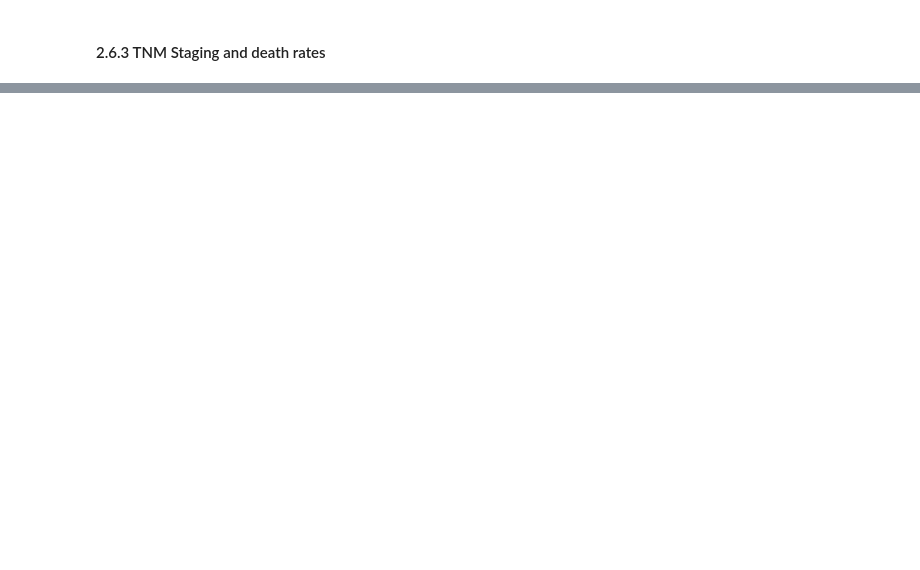
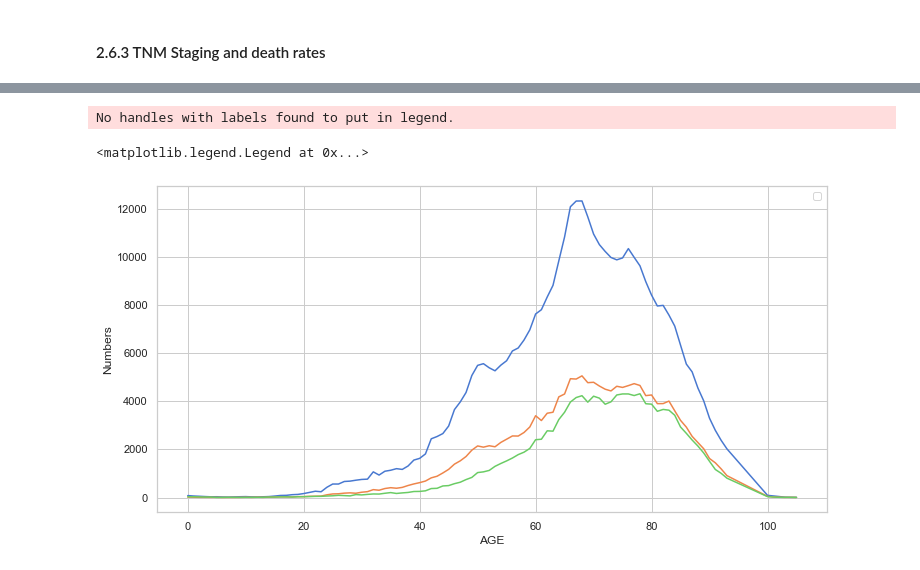
Before and after one commit to c-chen-ed5557/englishhealthdata, a Jupyter notebook: Assignment_2.ipynb, the cells around one changed output, grey strips where cells are left out. Saved outputs shown, nothing was run; the diff lists cells and outputs as text; code cells hidden in the pictures; blank space fills up the shorter version.

```diff
--- a/Assignment_2.ipynb
+++ b/Assignment_2.ipynb
@@ -447,0 +615,18 @@ The TNM
+# %%
+def clean_stages(stage):
+    """
+    This function returns the stage of the tumours in 2-digit TNM code by identifying the first digit in the record.
+    :param stage: string
+    :return: string
+    """
+    if stage == 'X' or stage == '' or stage == 'is':
+        return stage
+    else:
+        for i in stage:
+            if i.isdigit():
+                return i
+
+# Map this funciton to all the three stages columns.
+merged_av_data['T_BEST'] = merged_av_data['T_BEST'].map(str).map(clean_stages)
+merged_av_data['N_BEST'] = merged_av_data['N_BEST'].map(str).map(clean_stages)
+merged_av_data['M_BEST'] = merged_av_data['M_BEST'].map(str).map(clean_stages)
@@ -447,0 +670,23 @@ The TNM
+# %%
+t_dist = merged_av_data[(merged_av_data['T_BEST'] == '1') | (merged_av_data['T_BEST'] == '2')].groupby('AGE').count()['DIAGNOSISDATEBEST']
+n_dist = merged_av_data[(merged_av_data['N_BEST'] == '1') | (merged_av_data['N_BEST'] == '2')].groupby('AGE').count()['DIAGNOSISDATEBEST']
+m_dist = merged_av_data[(merged_av_data['M_BEST'] == '1') | (merged_av_data['M_BEST'] == '2')].groupby('AGE').count()['DIAGNOSISDATEBEST']
+
+f3, axes3 = plt.subplots(1, 1, figsize=(12, 6), dpi=72)
+t_dist_plot = sns.lineplot(x=merged_av_data.groupby('AGE').count().index, y=t_dist, ax=axes3)
+n_dist_plot = sns.lineplot(x=merged_av_data.groupby('AGE').count().index, y=n_dist, ax=axes3)
+m_dist_plot = sns.lineplot(x=merged_av_data.groupby('AGE').count().index, y=m_dist, ax=axes3)
+m_dist_plot.set_ylabel('Numbers')
+m_dist_plot.set_ylabel('Numbers')
+# plt.show()
+axes3.legend()
+
+# types_of_neoplasms_by_sex = sns.barplot(data=types_of_cancer_3CHAR.sort_values('Death Rate', ascending=False), x='Male', y='Description', ax=axes2[0], palette='Blues_d')
+# types_of_neoplasms_by_sex = sns.barplot(data=types_of_cancer_3CHAR.sort_values('Death Rate', ascending=False), x='Female', y='Description', ax=axes2[1], palette='rocket', alpha=0.7)
+# axes2[0].set_xticklabels(axes2[0].get_xticklabels(), rotation=90)
+# axes2[1].set_xticklabels(axes2[1].get_xticklabels(), rotation=90)
+# plt.show()
+# %% [output]
+No handles with labels found to put in legend.
+<matplotlib.legend.Legend at 0x...>
+[figure, added]
```
Also changed, not shown: parts of 52 cells of this notebook, 1 other file.
